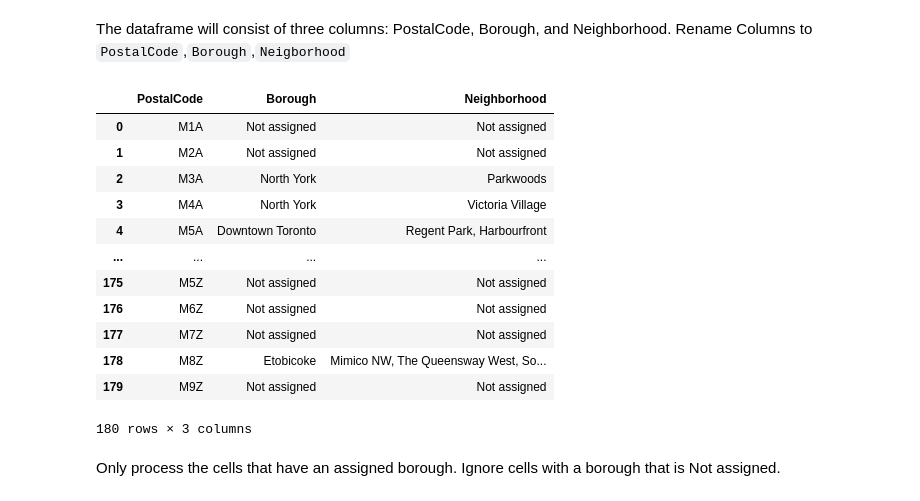
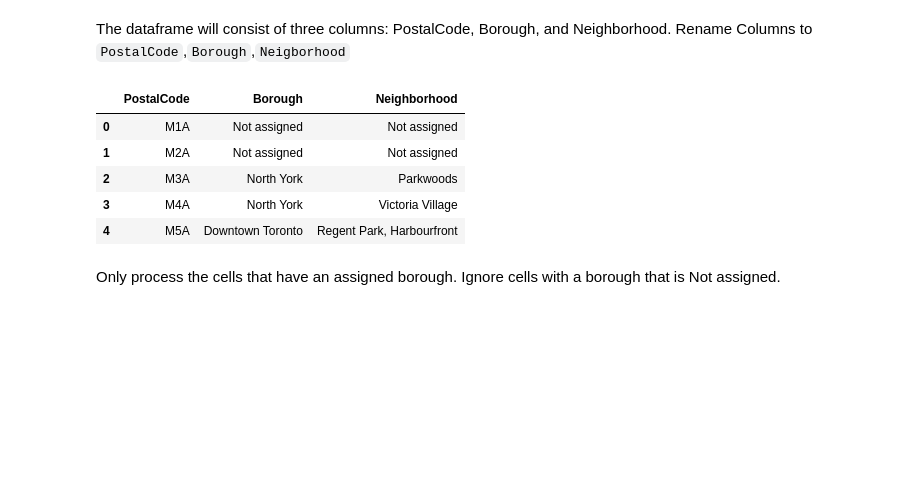
Before and after one commit to tobiasgrott/Coursera_Applied_Data_Science_Capstone, a Jupyter notebook: Week3.ipynb, the cells around one changed output. Cells and saved outputs as stored; diff of their text form; code cells hidden in the pictures; blank space fills up the shorter version.

```diff
--- a/Week3.ipynb
+++ b/Week3.ipynb
@@ -10,8 +10,8 @@ import pandas as pd
 # %% [markdown]
 ### Read Wikipedia Raw Dataframe
 # %%
-df = pd.read_html('https://en.wikipedia.org/wiki/List_of_postal_codes_of_Canada:_M')[0]
-df
+wiki_df = pd.read_html('https://en.wikipedia.org/wiki/List_of_postal_codes_of_Canada:_M')[0]
+wiki_df.head()
 # %% [output]
 |  | Postal Code | Borough | Neighbourhood |
 | 0 | M1A | Not assigned | Not assigned |
@@ -30,25 +23,18 @@ df
 The dataframe will consist of three columns: PostalCode, Borough, and Neighborhood.
 Rename Columns to `PostalCode`,`Borough`,`Neigborhood`
 # %%
-df = df.rename(columns={
+wiki_df = wiki_df.rename(columns={
     'Postal Code':'PostalCode',
     'Borough':'Borough',
     'Neighbourhood':'Neighborhood'
 })
-df
+wiki_df.head()
 # %% [output]
 |  | PostalCode | Borough | Neighborhood |
 | 0 | M1A | Not assigned | Not assigned |
 | 1 | M2A | Not assigned | Not assigned |
 | 2 | M3A | North York | Parkwoods |
 | 3 | M4A | North York | Victoria Village |
 | 4 | M5A | Downtown Toronto | Regent Park, Harbourfront |
-| ... | ... | ... | ... |
-| 175 | M5Z | Not assigned | Not assigned |
-| 176 | M6Z | Not assigned | Not assigned |
-| 177 | M7Z | Not assigned | Not assigned |
-| 178 | M8Z | Etobicoke | Mimico NW, The Queensway West, So... |
-| 179 | M9Z | Not assigned | Not assigned |
-180 rows × 3 columns
 # %% [markdown]
 Only process the cells that have an assigned borough. Ignore cells with a borough that is Not assigned.
```
Also changed, not shown: parts of 60 cells of this notebook.
